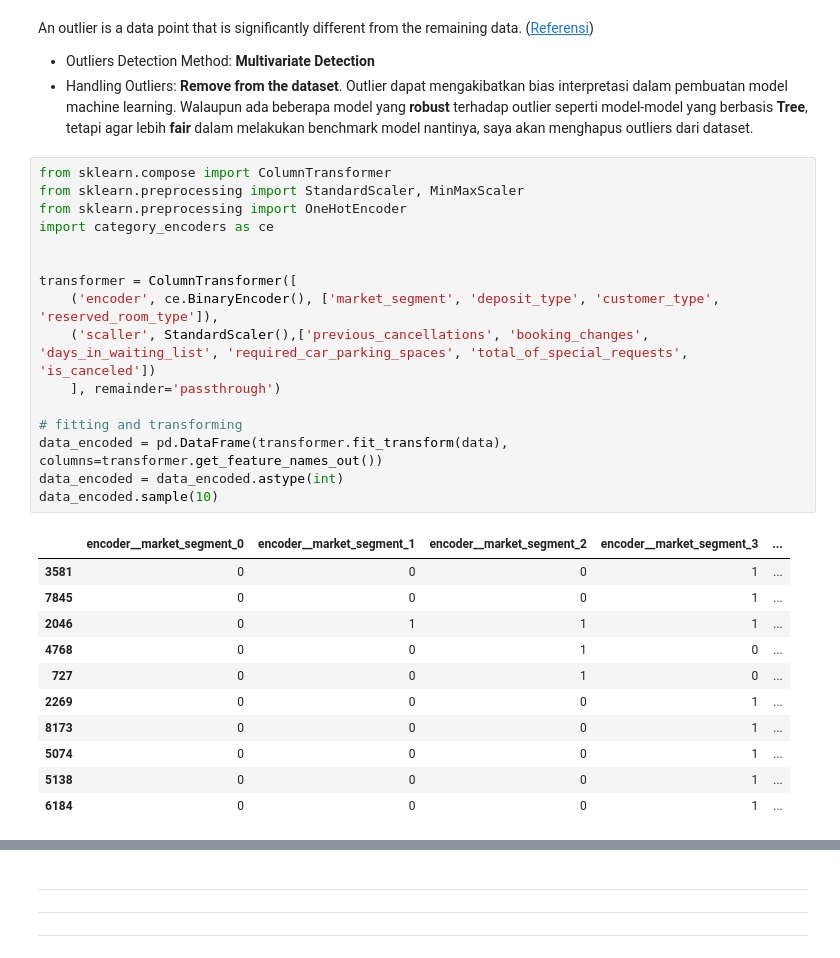
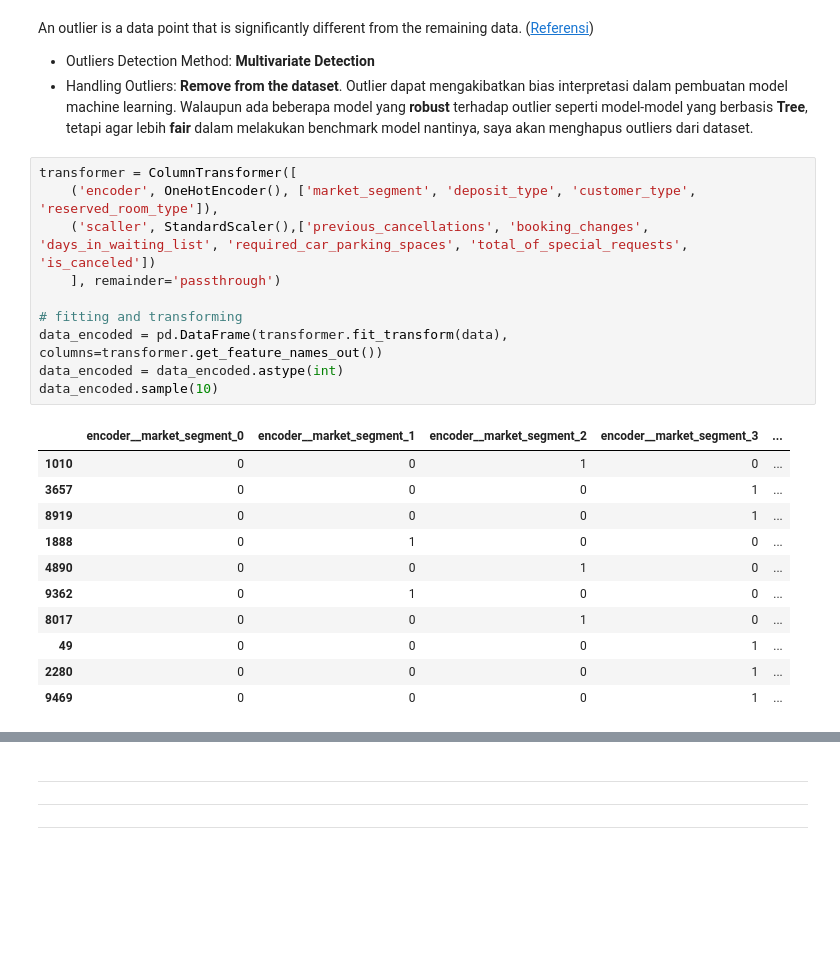
Before and after one commit to fnkhairudin/Hotel-Booking-Demand, a Jupyter notebook: notebooks/1.0-fnk-hotel-classification.ipynb, the cells around one changed output, grey strips where cells are left out. Saved outputs shown, nothing was run; the diff lists cells and outputs as text; blank space fills up the shorter version.

```diff
--- a/notebooks/1.0-fnk-hotel-classification.ipynb
+++ b/notebooks/1.0-fnk-hotel-classification.ipynb
@@ -350,31 +371,25 @@ An outlier is a data point that is significantly different from the remaining da
 - Outliers Detection Method: **Multivariate Detection**
 - Handling Outliers: **Remove from the dataset**. Outlier dapat mengakibatkan bias interpretasi dalam pembuatan model machine learning. Walaupun ada beberapa model yang **robust** terhadap outlier seperti model-model yang berbasis **Tree**, tetapi agar lebih **fair** dalam melakukan benchmark model nantinya, saya akan menghapus outliers dari dataset.
 # %%
-from sklearn.compose import ColumnTransformer
-from sklearn.preprocessing import StandardScaler, MinMaxScaler
-from sklearn.preprocessing import OneHotEncoder
-import category_encoders as ce
-
-
 transformer = ColumnTransformer([
-    ('encoder', ce.BinaryEncoder(), ['market_segment', 'deposit_type', 'customer_type', 'reserved_room_type']),
+    ('encoder', OneHotEncoder(), ['market_segment', 'deposit_type', 'customer_type', 'reserved_room_type']),
     ('scaller', StandardScaler(),['previous_cancellations', 'booking_changes', 'days_in_waiting_list', 'required_car_parking_spaces', 'total_of_special_requests', 'is_canceled'])
     ], remainder='passthrough')
 
 # fitting and transforming
 data_encoded = pd.DataFrame(transformer.fit_transform(data), columns=transformer.get_feature_names_out())
 data_encoded = data_encoded.astype(int)
 data_encoded.sample(10)
 # %% [output]
 |  | encoder__market_segment_0 | encoder__market_segment_1 | encoder__market_segment_2 | encoder__market_segment_3 | ... |
-| 3581 | 0 | 0 | 0 | 1 | ... |
-| 7845 | 0 | 0 | 0 | 1 | ... |
-| 2046 | 0 | 1 | 1 | 1 | ... |
-| 4768 | 0 | 0 | 1 | 0 | ... |
-| 727 | 0 | 0 | 1 | 0 | ... |
-| 2269 | 0 | 0 | 0 | 1 | ... |
-| 8173 | 0 | 0 | 0 | 1 | ... |
-| 5074 | 0 | 0 | 0 | 1 | ... |
-| 5138 | 0 | 0 | 0 | 1 | ... |
-| 6184 | 0 | 0 | 0 | 1 | ... |
+| 1010 | 0 | 0 | 1 | 0 | ... |
+| 3657 | 0 | 0 | 0 | 1 | ... |
+| 8919 | 0 | 0 | 0 | 1 | ... |
+| 1888 | 0 | 1 | 0 | 0 | ... |
+| 4890 | 0 | 0 | 1 | 0 | ... |
+| 9362 | 0 | 1 | 0 | 0 | ... |
+| 8017 | 0 | 0 | 1 | 0 | ... |
+| 49 | 0 | 0 | 0 | 1 | ... |
+| 2280 | 0 | 0 | 0 | 1 | ... |
+| 9469 | 0 | 0 | 0 | 1 | ... |
 # %%
```
Also changed, not shown: parts of 21 cells of this notebook.
